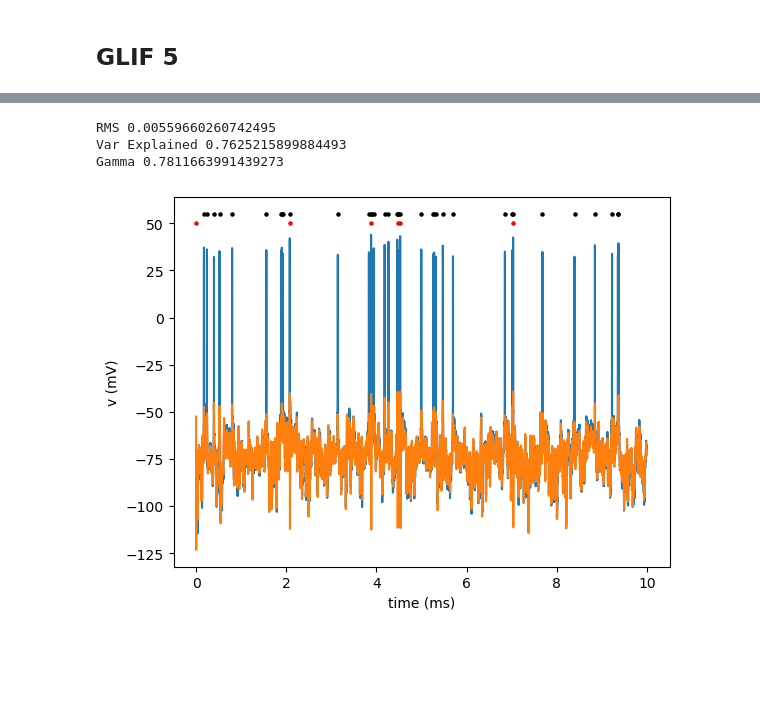
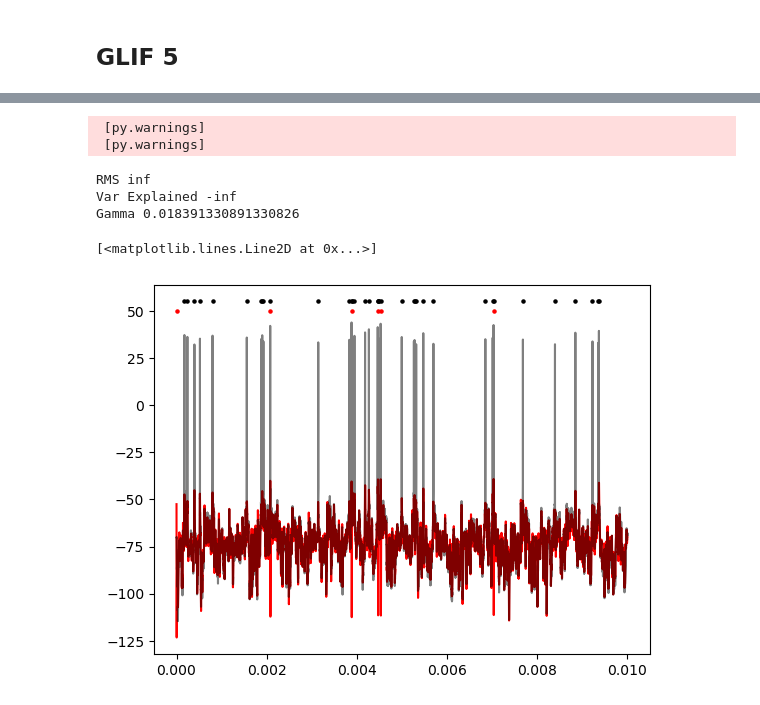
Before and after one commit to Nishant-codex/Brian2_GLIF, a Jupyter notebook: Test_GLIF.ipynb, the cells around one changed output, grey strips where cells are left out. Cells and saved outputs as stored; diff of their text form; code cells hidden in the pictures; blank space fills up the shorter version.

```diff
--- a/Test_GLIF.ipynb
+++ b/Test_GLIF.ipynb
@@ -67,7 +67,7 @@ class Parameter:
     def getSpikeTimes(self):
         return None
 
-experiment = EphysData(I_data,V_data,spikes_data,1/20,0,10*1000)
+experiment = EphysData(I_data,V_data,spikes_data,1/20,0,100*1000)
 experiment_test = EphysData(I_data,V_data,spikes_data,1/20,0*1000,200*1000)
 parameter_glif = Parameter
 # %%
@@ -495,19 +518,18 @@ print('RMS',rms(fitted_voltage,experiment.V/1000)[0])
 print('Var Explained',var_explained(fitted_voltage,experiment.V/1000))
 print('Gamma',get_gamma_factor(model_spike_times,data_spike_times,4,1000,1/20))
 # %% [output]
-RMS 0.00559660260742495
-Var Explained 0.7625215899884493
-Gamma 0.7811663991439273
+ [py.warnings]
+ [py.warnings]
+RMS inf
+Var Explained -inf
+Gamma 0.018391330891330826
 # %%
 p_time = 10
-plt.scatter(t[:int(p_time*20000)],data_spks[:int(p_time*20000)]*55 ,c='black',s=5)
-plt.scatter(t[:int(p_time*20000)],model_spks[:int(p_time*20000)]*50,c='red'  ,s=5)
+plt.scatter(t[:p_time*20000]/1000,data_spks[:p_time*20000]*55 ,c='black',s=5)
+plt.scatter(t[:p_time*20000]/1000,model_spks[:p_time*20000]*50,c='red'  ,s=5)
 
-plt.plot(t[:int(p_time*20000)], experiment.V[:int(p_time*20000)], label='target')
-plt.plot(t[:int(p_time*20000)], fitted_voltage[:int(p_time*20000)]*1000, label='fit')
-# plt.legend(frameon=False);
-plt.xlabel('time (ms)')
-plt.ylabel('v (mV)')
-plt.show()
+plt.plot(t[:p_time*20000]/1000,fitted_voltage[:p_time*20000]*1000,c='red')
+plt.plot(t[:p_time*20000]/1000,experiment.V[:p_time*20000],alpha=0.5,c='black')
 # %% [output]
+[<matplotlib.lines.Line2D at 0x...>]
-[figure, old version]
+[figure, new version]
```
Also changed, not shown: parts of 21 cells of this notebook, 4 other files.
